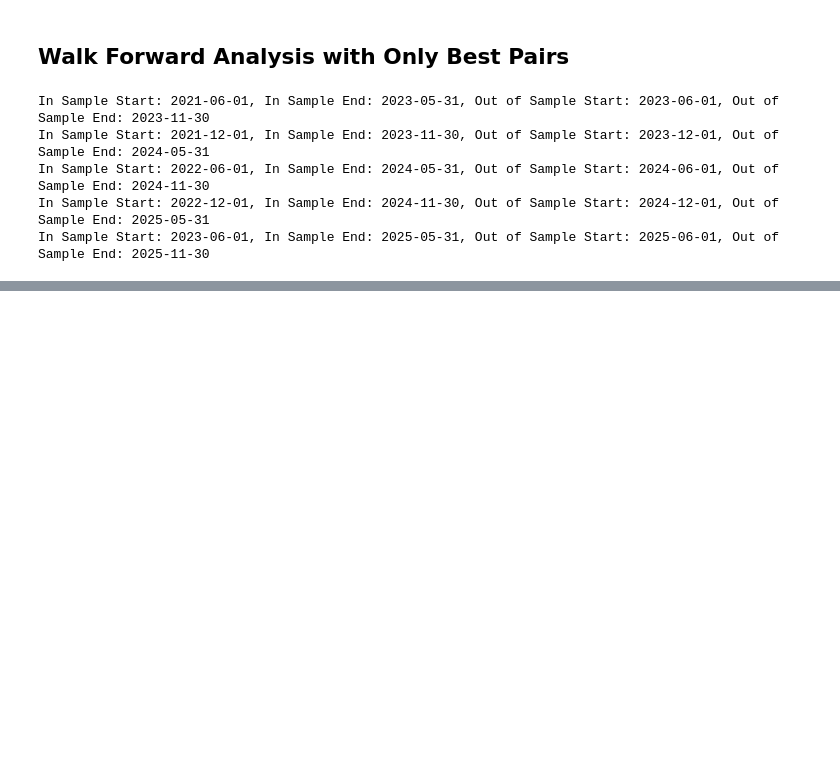
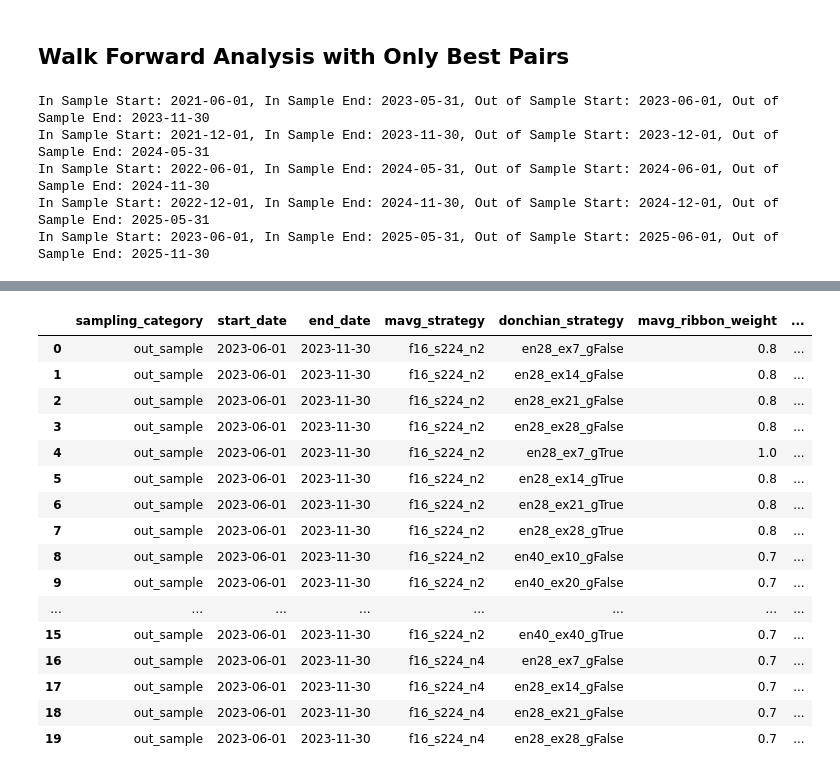
Before and after one commit to adheerchauhan/trend_following, a Jupyter notebook: Trend_Following_Parameter_Optimization_5.ipynb, the cells around one changed output, grey strips where cells are left out. Drawn from its saved outputs; the diff is of its cells as text; code cells hidden in the pictures; blank space fills up the shorter version.

```diff
--- a/Trend_Following_Parameter_Optimization_5.ipynb
+++ b/Trend_Following_Parameter_Optimization_5.ipynb
@@ -1296,0 +1500,20 @@ df_performance_4.to_pickle('/Users/adheerchauhan/Documents/git/trend_following/t
+# %%
+df_performance_os.head(20)
+# %% [output]
+|  | sampling_category | start_date | end_date | mavg_strategy | donchian_strategy | mavg_ribbon_weight | ... |
+| 0 | out_sample | 2023-06-01 | 2023-11-30 | f16_s224_n2 | en28_ex7_gFalse | 0.8 | ... |
+| 1 | out_sample | 2023-06-01 | 2023-11-30 | f16_s224_n2 | en28_ex14_gFalse | 0.8 | ... |
+| 2 | out_sample | 2023-06-01 | 2023-11-30 | f16_s224_n2 | en28_ex21_gFalse | 0.8 | ... |
+| 3 | out_sample | 2023-06-01 | 2023-11-30 | f16_s224_n2 | en28_ex28_gFalse | 0.8 | ... |
+| 4 | out_sample | 2023-06-01 | 2023-11-30 | f16_s224_n2 | en28_ex7_gTrue | 1.0 | ... |
+| 5 | out_sample | 2023-06-01 | 2023-11-30 | f16_s224_n2 | en28_ex14_gTrue | 0.8 | ... |
+| 6 | out_sample | 2023-06-01 | 2023-11-30 | f16_s224_n2 | en28_ex21_gTrue | 0.8 | ... |
+| 7 | out_sample | 2023-06-01 | 2023-11-30 | f16_s224_n2 | en28_ex28_gTrue | 0.8 | ... |
+| 8 | out_sample | 2023-06-01 | 2023-11-30 | f16_s224_n2 | en40_ex10_gFalse | 0.7 | ... |
+| 9 | out_sample | 2023-06-01 | 2023-11-30 | f16_s224_n2 | en40_ex20_gFalse | 0.7 | ... |
+| ... | ... | ... | ... | ... | ... | ... | ... |
+| 15 | out_sample | 2023-06-01 | 2023-11-30 | f16_s224_n2 | en40_ex40_gTrue | 0.7 | ... |
+| 16 | out_sample | 2023-06-01 | 2023-11-30 | f16_s224_n4 | en28_ex7_gFalse | 0.7 | ... |
+| 17 | out_sample | 2023-06-01 | 2023-11-30 | f16_s224_n4 | en28_ex14_gFalse | 0.7 | ... |
+| 18 | out_sample | 2023-06-01 | 2023-11-30 | f16_s224_n4 | en28_ex21_gFalse | 0.7 | ... |
+| 19 | out_sample | 2023-06-01 | 2023-11-30 | f16_s224_n4 | en28_ex28_gFalse | 0.7 | ... |
```
Also changed, not shown: parts of 27 cells of this notebook, 5 other files.
